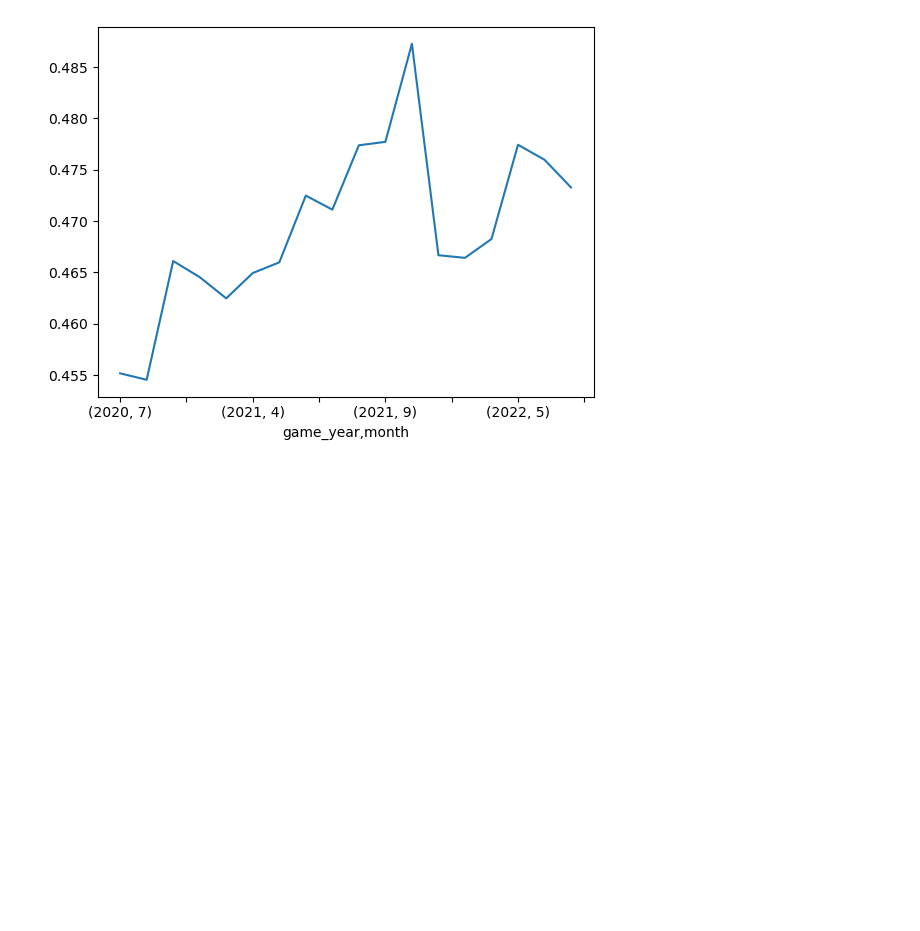
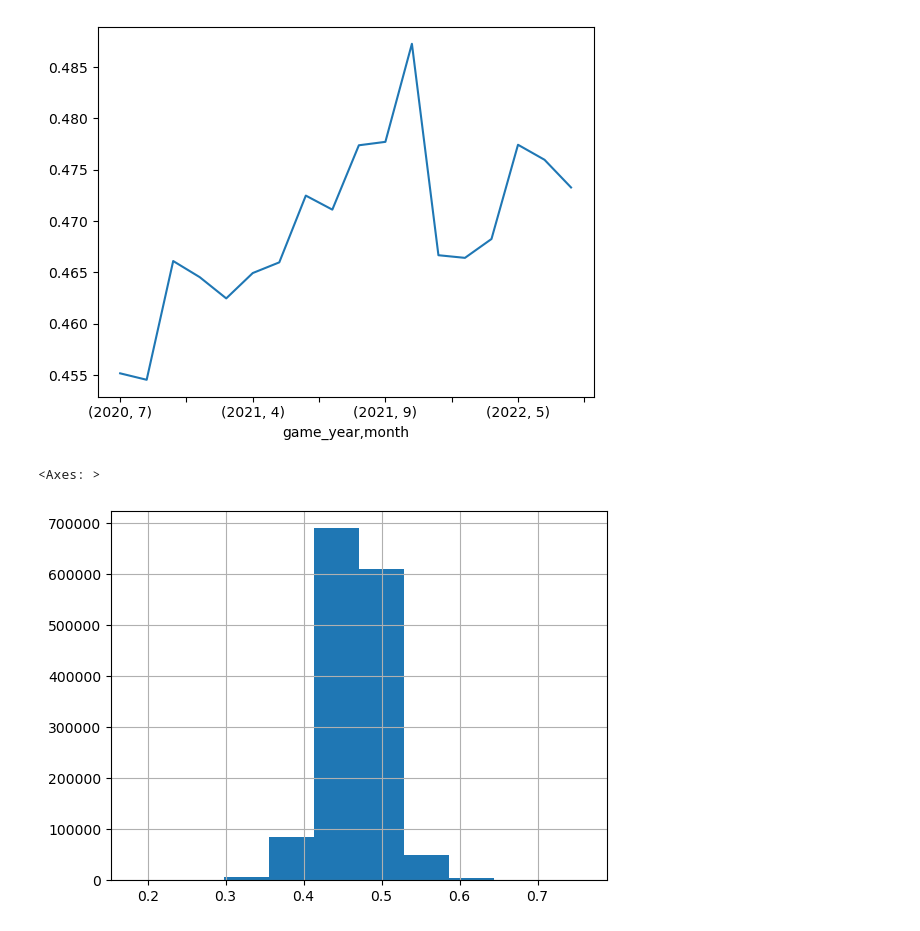
Before and after one commit to yaobviously/nick_wan_home_runs, a Jupyter notebook: nick_wan_swing.ipynb, the cells around one changed output. Drawn from its saved outputs; the diff is of its cells as text; code cells hidden in the pictures; blank space fills up the shorter version.

```diff
--- a/nick_wan_swing.ipynb
+++ b/nick_wan_swing.ipynb
@@ -25,7 +25,7 @@ import shap
 # %%
 def update_beta(swing_col):
     """
-    a function that updates the alpha and beta params of the beta-binomial
+    a function that updates the alpha and beta params of the beta
     to give a bayesian estimate of a player's swing perc - not used yet
     """
     a, b = 5, 5
@@ -82,7 +82,14 @@ df['total_strike_zone'] = df['sz_top'].sub(df['sz_bot'])
 # month? some proxy for temperature. who knows?
 df['game_date'] = pd.to_datetime(df['game_date'])
 df['month'] = df['game_date'].dt.month
-df['year_month'] = df['game_year'].astype(str) + '_' + df['month'].astype(str)
+df['year'] = df['game_date'].dt.year
+df['first_day_season'] = df.groupby('year')['game_date'].transform(lambda x: x.min())
+
+# changing the first day of 2020 to March 15th (made up, but in between the others)
+df.loc[df['first_day_season'] == pd.to_datetime('2020-07-23'), 'first_day_season'] = pd.to_datetime('2020-03-15')
+
+# days since beginning of season
+df['days_since_firstday'] = (df['game_date'] - df['first_day_season']).dt.days
 
 # converting strikes and balls to a 'count' category, might help
 df['count'] = df['strikes'].astype(str) + '_' + df['balls'].astype(str)
@@ -202,3 +216,8 @@ df.groupby(['game_year', 'month'])['swing'].mean().plot()
+# %%
+df['pitcher_swing_prob'].hist()
+# %% [output]
+<Axes: >
+[figure, added]
 # %%
 # extracted w/permutation importance
 important_features = ['total_strike_zone', 'sz_bot', 'sz_top', 'zone', 'attack_zone',
```
Also changed, not shown: parts of 17 cells of this notebook.
